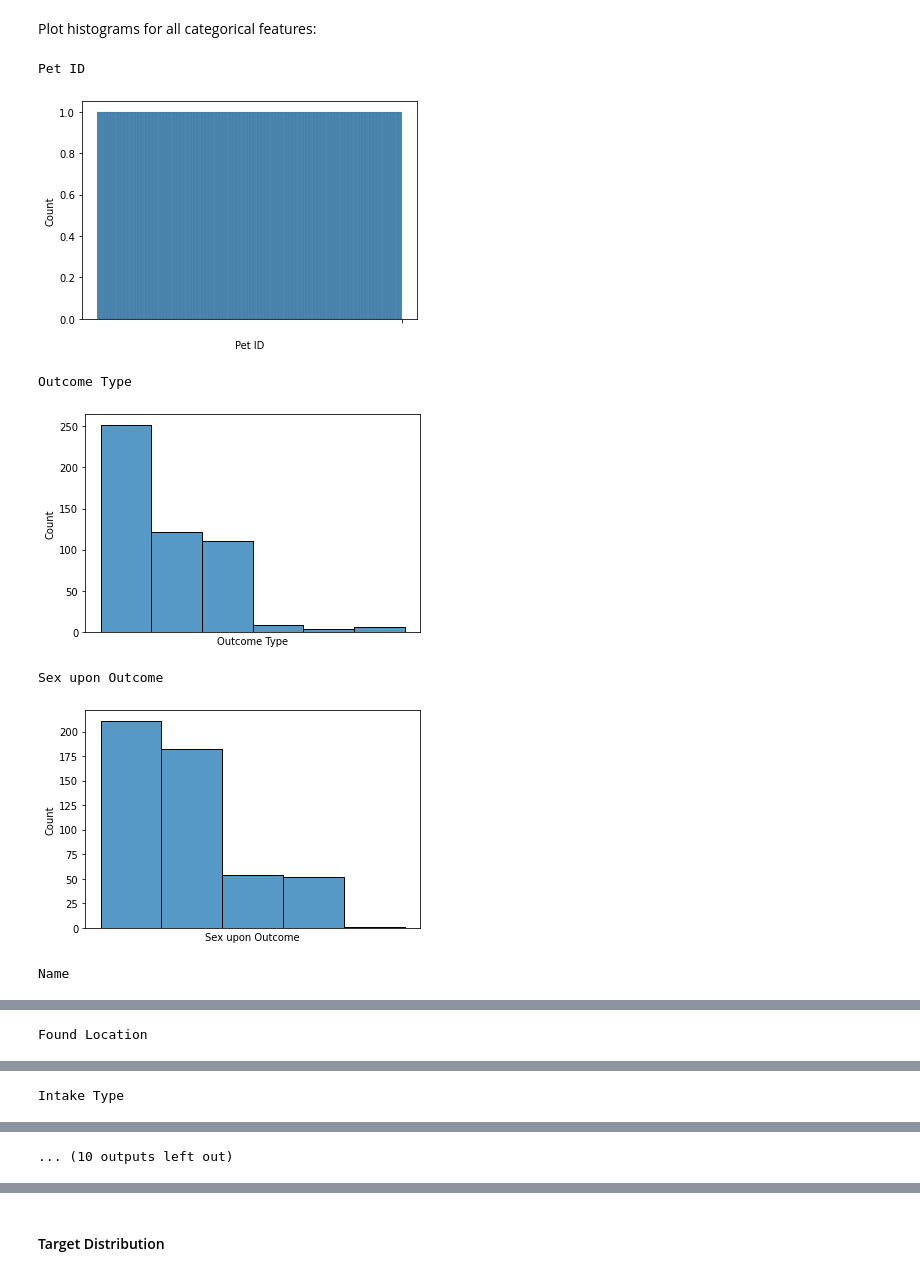
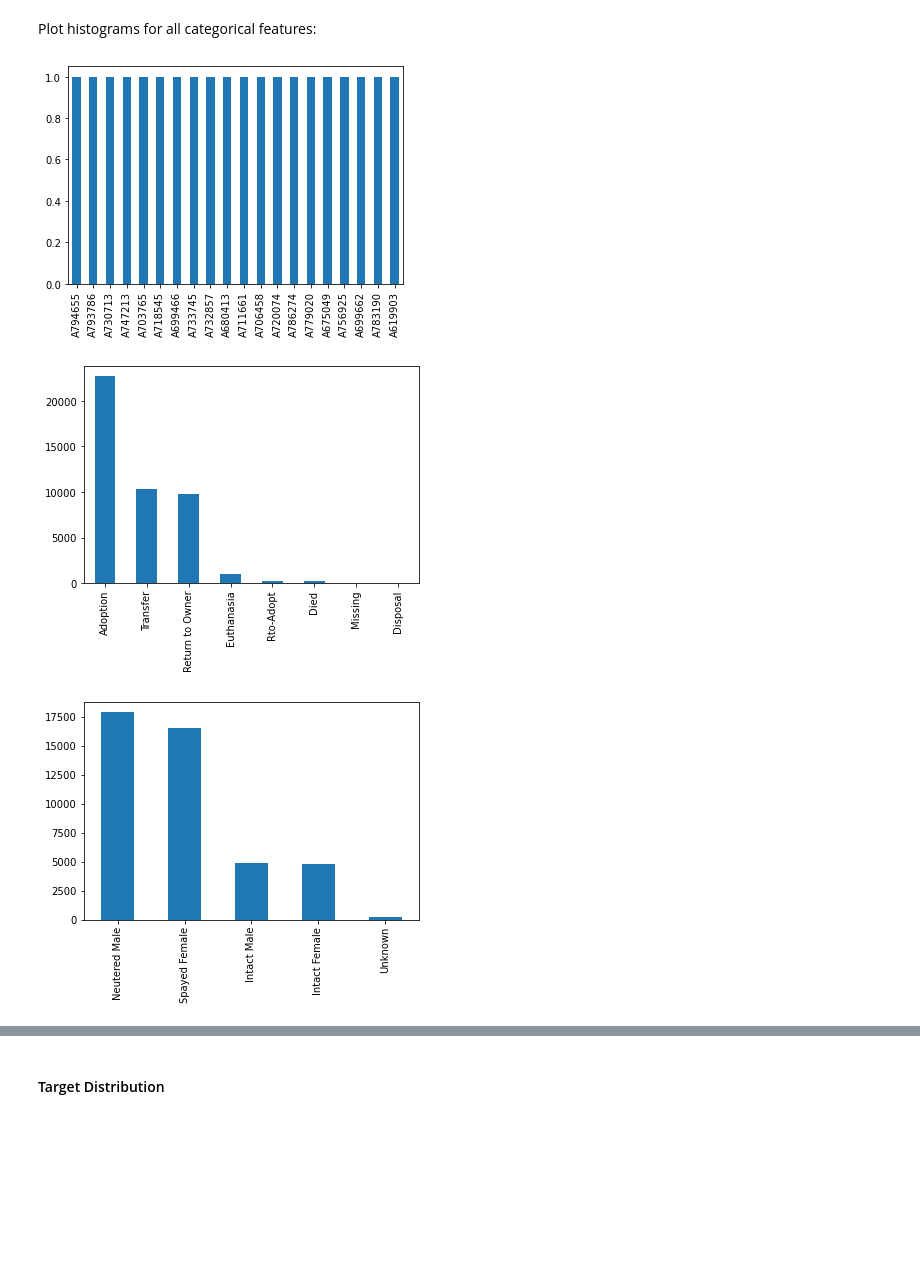
Before and after one commit to QPC-database/aws-machine-learning-embark, a Jupyter notebook: NOTEBOOKS/DAY 1/05_EMBK-PROJECT-DAY1-SOLUTION.ipynb, the cells around one changed output, grey strips where cells are left out. Saved outputs shown, nothing was run; the diff lists cells and outputs as text; code cells hidden in the pictures; blank space fills up the shorter version.

```diff
--- a/NOTEBOOKS/DAY 1/05_EMBK-PROJECT-DAY1-SOLUTION.ipynb
+++ b/NOTEBOOKS/DAY 1/05_EMBK-PROJECT-DAY1-SOLUTION.ipynb
@@ -116,23 +116,17 @@ numerical_features = training_data.select_dtypes(include=np.number).columns.drop
 Plot histograms for all categorical features:
 # %%
 import matplotlib.pyplot as plt
-import seaborn as sns
 
 plt.figure(figsize = (6,4))
 for c in categorical_features:
     try:
-        print(c)
-        sns.histplot(training_data[str(c)].sample(500))
-        plt.xticks(" ") # Stop python printing labels
+        training_data[c].value_counts(sort = True)[:20].plot.bar() # only show 20 most frequent
         plt.show()
+        plt.close()
     except:
         print('Could not plot feature %s'%c)
         pass
 # %% [output]
-Pet ID
-[figure, old version]
+[figure, new version]
-Outcome Type
-[figure, old version]
+[figure, new version]
-Sex upon Outcome
-[figure, old version]
+[figure, new version]
-Name
@@ -140 +133,0 @@ Name
-Found Location
@@ -142 +134,0 @@ Found Location
-Intake Type
@@ -144 +135,0 @@ Intake Type
-... (10 outputs left out)
```
Also changed, not shown: parts of 7 cells of this notebook, 7 other files.
